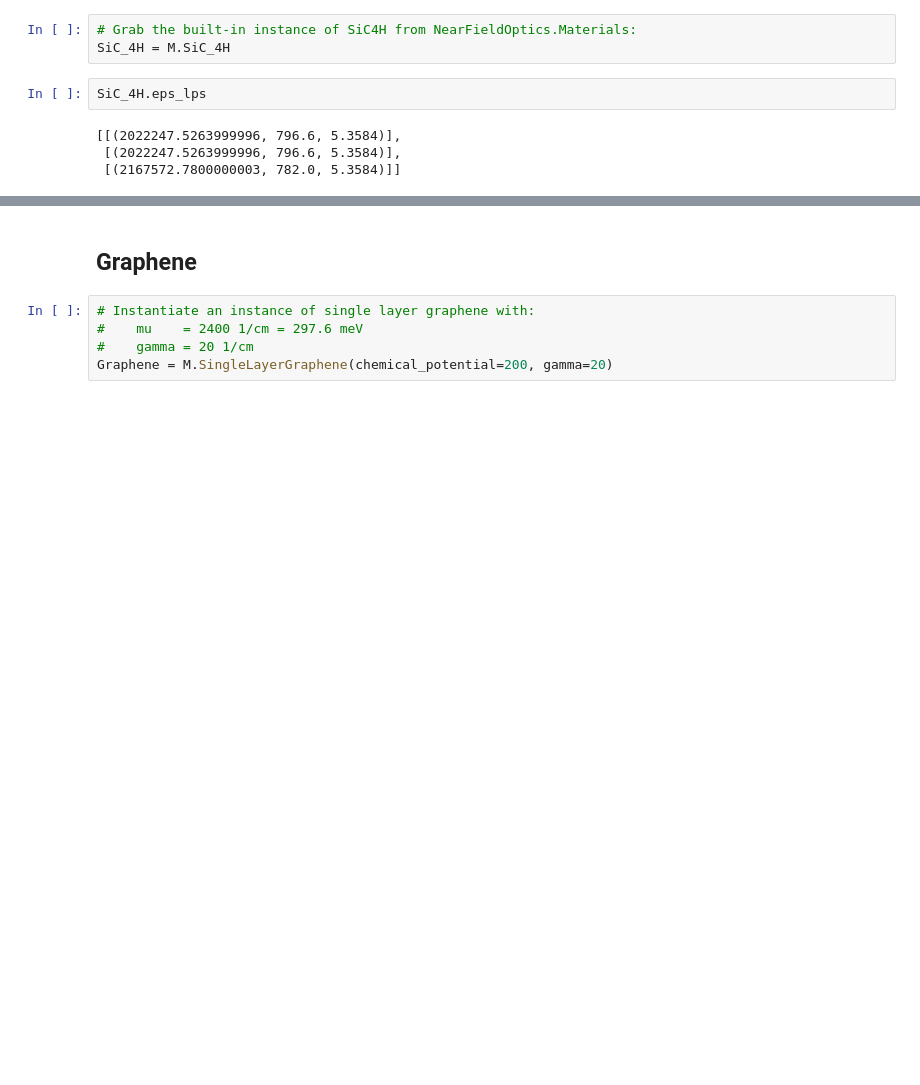
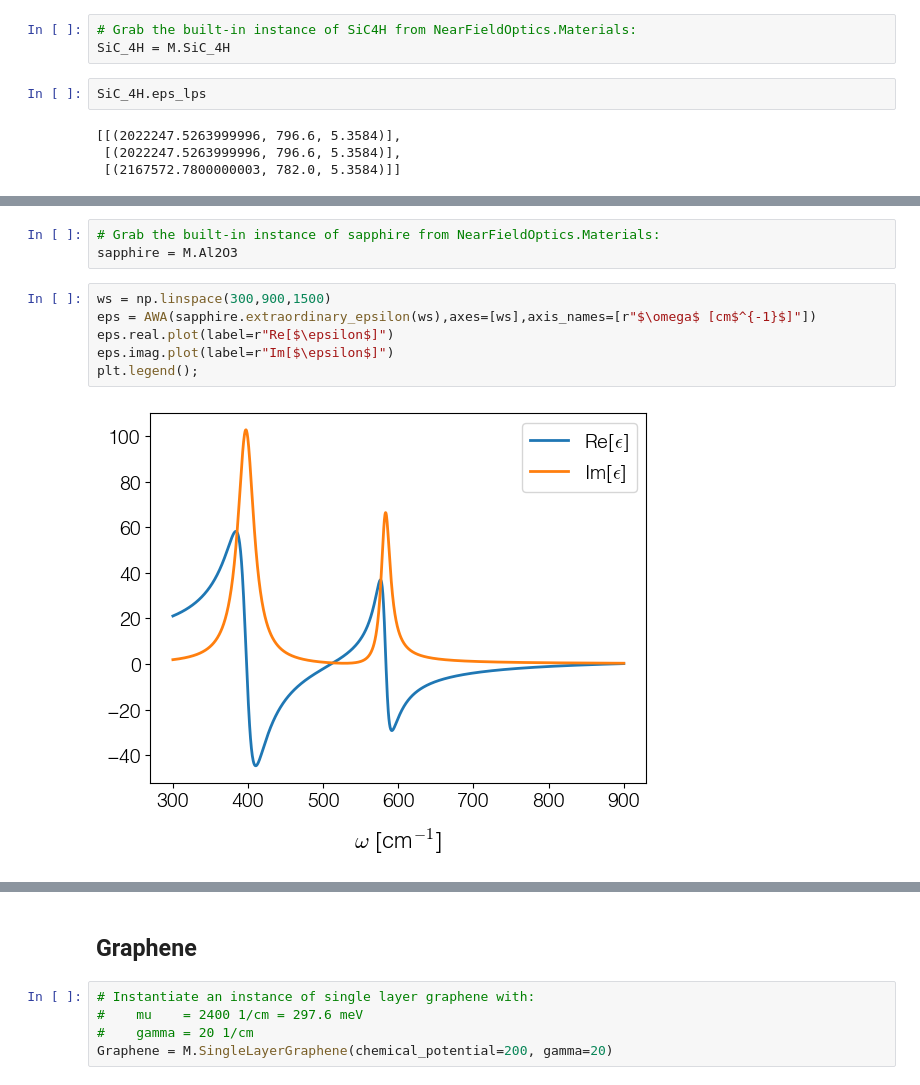
Before and after one commit to asmcleod/NearFieldOptics, a Jupyter notebook: Examples/LRM Instruction Manual.ipynb, the cells around one changed output, grey strips where cells are left out. Saved outputs shown, nothing was run; the diff lists cells and outputs as text; blank space fills up the shorter version.

```diff
--- a/Examples/LRM Instruction Manual.ipynb
+++ b/Examples/LRM Instruction Manual.ipynb
@@ -255,0 +260,11 @@ eps_z.imag.plot(label="Im[$\epsilon_z$]")
+# %%
+# Grab the built-in instance of sapphire from NearFieldOptics.Materials:
+sapphire = M.Al2O3
+# %%
+ws = np.linspace(300,900,1500)
+eps = AWA(sapphire.extraordinary_epsilon(ws),axes=[ws],axis_names=[r"$\omega$ [cm$^{-1}$]"])
+eps.real.plot(label=r"Re[$\epsilon$]")
+eps.imag.plot(label=r"Im[$\epsilon$]")
+plt.legend();
+# %% [output]
+[figure, added]
```
Also changed, not shown: parts of 44 cells of this notebook, 2 other files.
